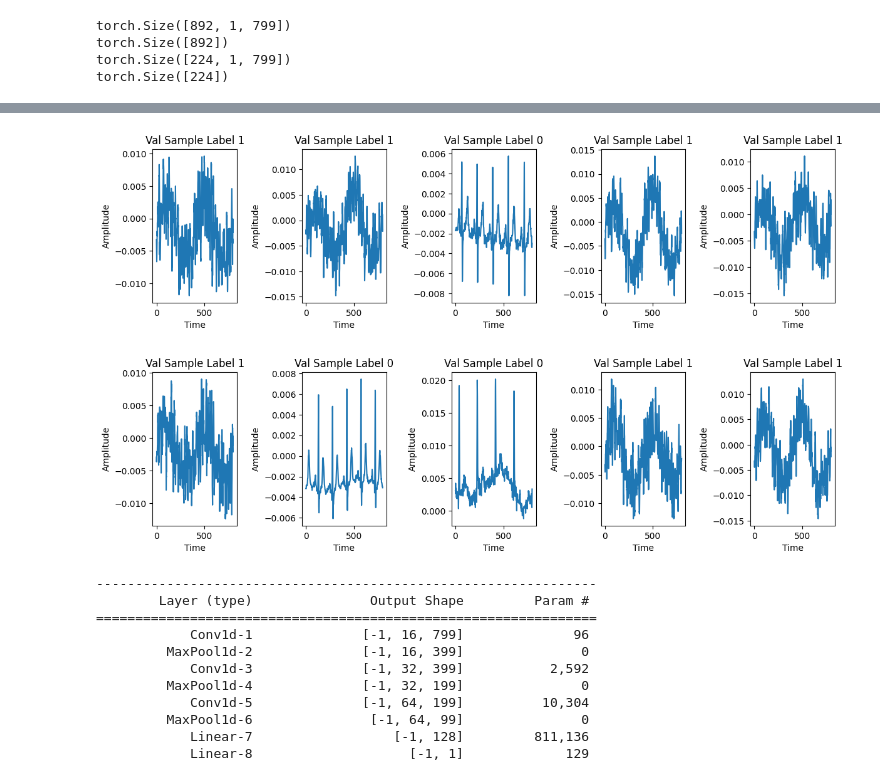
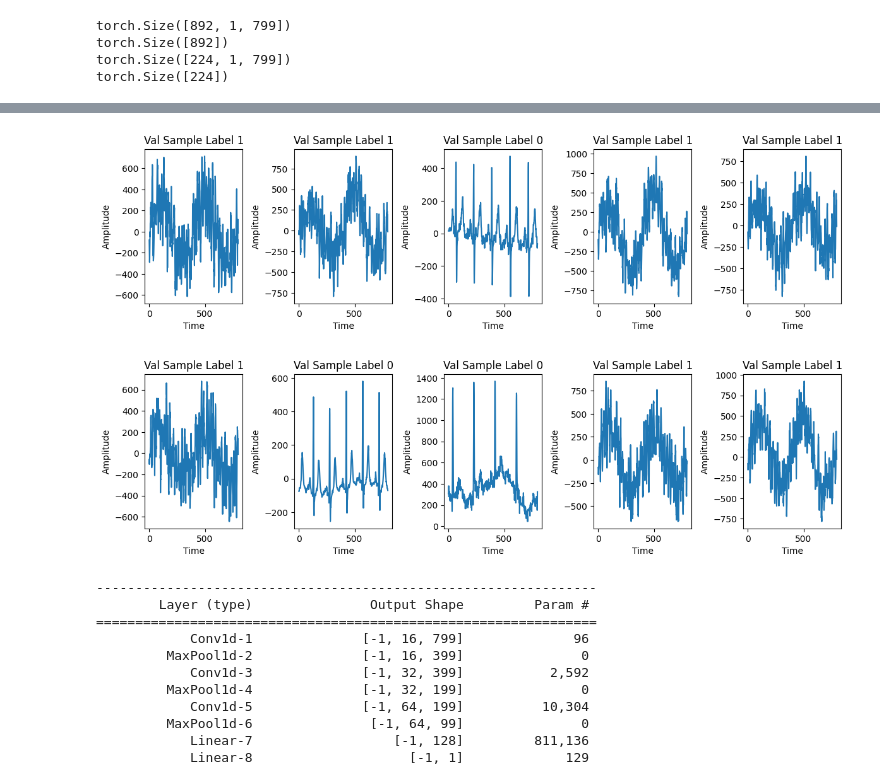
Before and after one commit to ntvinh2005/CSSALT-waveform-classify-model, a Jupyter notebook: exp2.ipynb, the cells around one changed output, grey strips where cells are left out. Cells and saved outputs as stored; diff of their text form; code cells hidden in the pictures.

Commit message:
test more with new model trained and confirm dataset for VFib is not sufficient and diverse enough for generalization

```diff
--- a/exp2.ipynb
+++ b/exp2.ipynb
@@ -189,9 +189,6 @@ vfib_labels = np.ones(len(vfib_segments), dtype=np.int64) #Label 1 for VFib
 
 x = np.vstack((nsr_segments, vfib_segments))
 y = np.concatenate((nsr_labels, vfib_labels))
-
-#normalize data
-x = (x - np.mean(x))/np.std(x);
 
 #convert to tensor
 x = torch.tensor(x, dtype=torch.float32)
@@ -254,36 +251,36 @@ import matplotlib.pyplot as plt
 
 #train dataset visualization
 plt.figure(figsize=(12, 6))
 for i in range(5):
     sample, label = train_dataset[i]
     sample = sample.squeeze(0)
     sample = sample.cpu().numpy()
     plt.subplot(2, 5, i + 1)
     plt.plot(sample)
-    plt.title(f"Val Sample Label {label}")
+    plt.title(f"Train Sample Label {label}")
     plt.xlabel("Time")
     plt.ylabel("Amplitude")
 
 plt.tight_layout()
 plt.show()
 
 #val dataset visualization
 plt.figure(figsize=(12, 6))
 for i in range(5):
     sample, label = val_dataset[i]
     sample = sample.squeeze(0)
     sample = sample.cpu().numpy()
     plt.subplot(2, 5, i + 1)
     plt.plot(sample)
     plt.title(f"Val Sample Label {label}")
     plt.xlabel("Time")
     plt.ylabel("Amplitude")
 
 plt.tight_layout()
 plt.show()
 # %% [output]
-[figure, old version]
+[figure, new version]
-[figure, old version]
+[figure, new version]
 # %%
 import torch.nn as nn
 import torch.optim as optim
```
Also changed, not shown: parts of 8 cells of this notebook.
